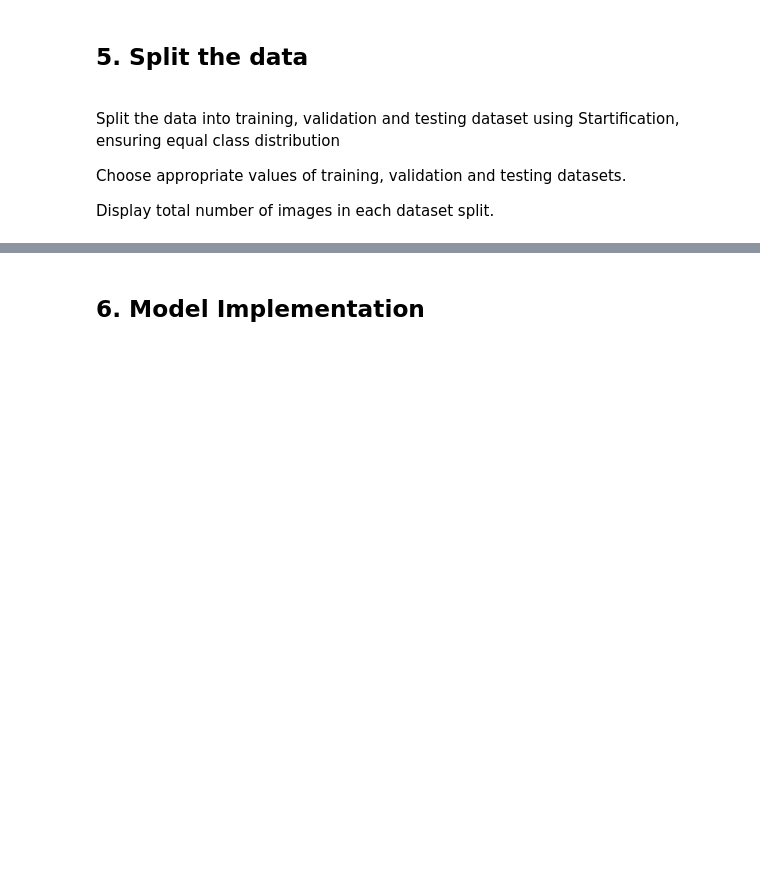
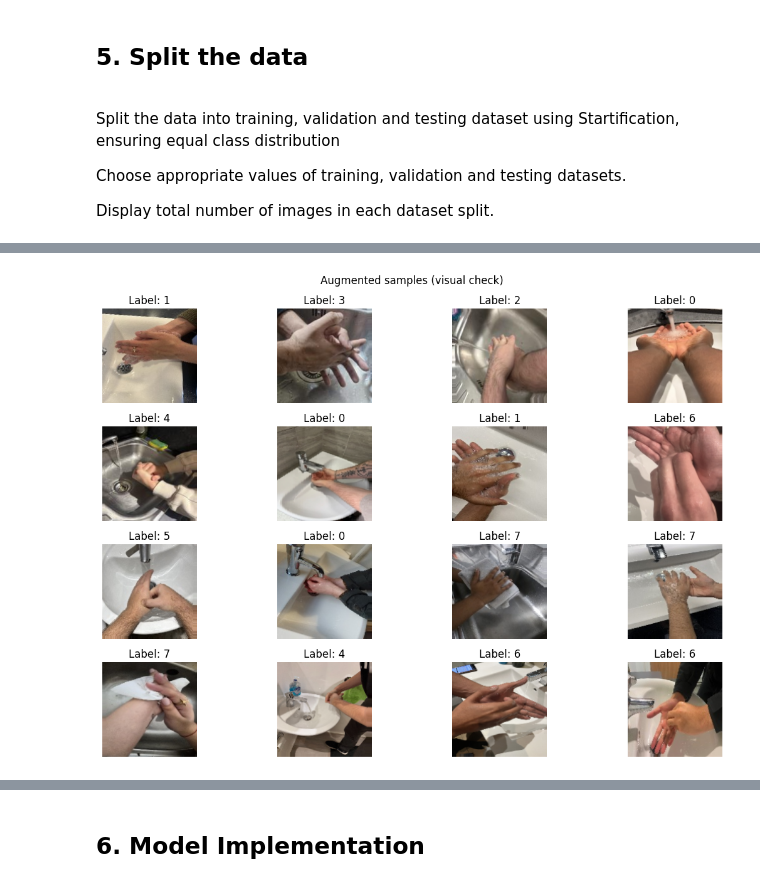
Before and after one commit to Rohil-Ali/Covid_Handwash_Model, a Jupyter notebook: covid_model.ipynb, the cells around one changed output, grey strips where cells are left out. Cells and saved outputs as stored; diff of their text form; code cells hidden in the pictures; blank space fills up the shorter version.

```diff
--- a/covid_model.ipynb
+++ b/covid_model.ipynb
@@ -251,10 +282,9 @@ print("Test set:", X_test.shape)
 # %%
 # Data augmentation
 train_aug = ImageDataGenerator(
-    rotation_range=10,
-    width_shift_range=0.05,
-    height_shift_range=0.05,
+    rotation_range=5,
+    width_shift_range=0.02,
+    height_shift_range=0.02,
+    zoom_range=0.05,
     horizontal_flip=True
 )
-
-val_aug = ImageDataGenerator()  # No augmentation for val/test
@@ -262,0 +291,17 @@ val_aug = ImageDataGenerator()  # No augmentation for val/test
+# %%
+batch = next(train_aug.flow(X_train[:16], y_train[:16], batch_size=16, shuffle=False))
+
+aug_images = batch[0]  # images
+aug_labels = batch[1]  # labels
+
+plt.figure(figsize=(12,8))
+for i in range(len(aug_images)):
+    plt.subplot(4,4,i+1)
+    plt.imshow(aug_images[i])
+    plt.title(f"Label: {aug_labels[i]}")
+    plt.axis('off')
+plt.suptitle("Augmented samples (visual check)")
+plt.tight_layout()
+plt.show()
+# %% [output]
+[figure, added]
```
Also changed, not shown: parts of 23 cells of this notebook.
